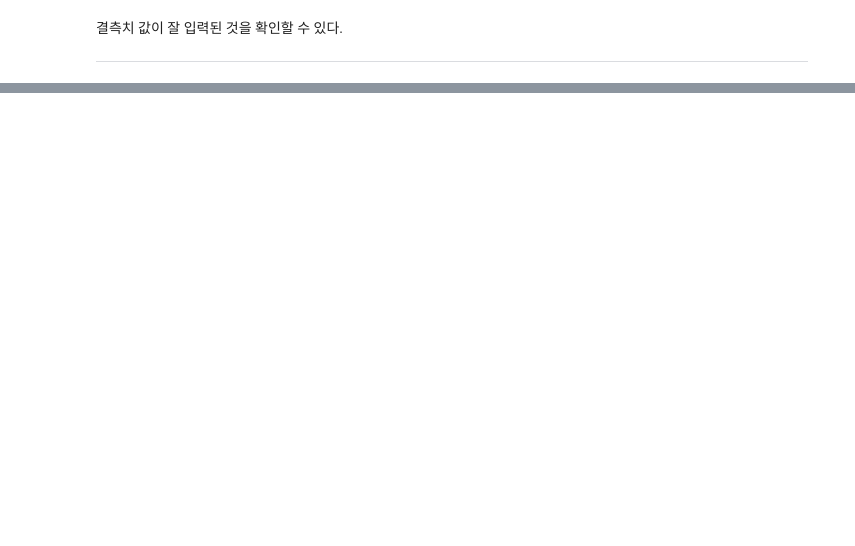
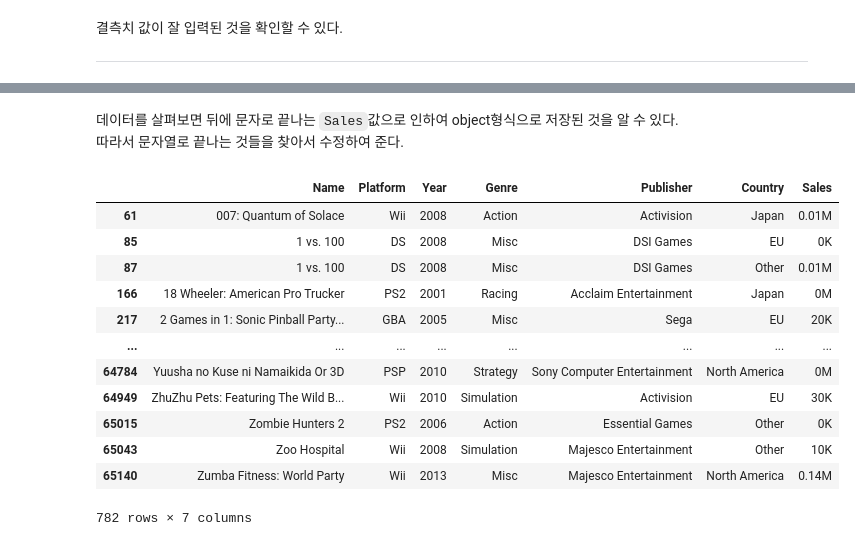
Before and after one commit to IlTACK-OH/Section1_project, a Jupyter notebook: Section1_project.ipynb, the cells around one changed output, grey strips where cells are left out. Saved outputs shown, nothing was run; the diff lists cells and outputs as text; code cells hidden in the pictures; blank space fills up the shorter version.

```diff
--- a/Section1_project.ipynb
+++ b/Section1_project.ipynb
@@ -299,0 +353,5 @@ df_sub.loc[Gen_null_idx].sample(10)
+# %%
+df_sub.Country = df_sub.Country.replace({'NA_Sales':'North America','EU_Sales':'EU','JP_Sales':'Japan',
+                                         'Other_Sales':'Other'})
+# %%
+df_sub = df_sub.sort_values(by=['Name','Year']).reset_index(drop=True)
@@ -299,0 +374,2 @@ df_sub.loc[Gen_null_idx].sample(10)
+# %%
+df = df_sub.copy()
@@ -299,0 +399,22 @@ df_sub.loc[Gen_null_idx].sample(10)
+# %% [markdown]
+데이터를 살펴보면 뒤에 문자로 끝나는 `Sales`값으로 인하여 object형식으로 저장된 것을 알 수 있다.<br>
+ 따라서 문자열로 끝나는 것들을 찾아서 수정하여 준다.
+# %%
+def has_err(x):
+  return bool(re.search('[A-Za-z]',x))
+# %%
+df_sub[df_sub.Sales.apply(has_err)]
+# %% [output]
+|  | Name | Platform | Year | Genre | Publisher | Country | Sales |
+| 61 | 007: Quantum of Solace | Wii | 2008 | Action | Activision | Japan | 0.01M |
+| 85 | 1 vs. 100 | DS | 2008 | Misc | DSI Games | EU | 0K |
+| 87 | 1 vs. 100 | DS | 2008 | Misc | DSI Games | Other | 0.01M |
+| 166 | 18 Wheeler: American Pro Trucker | PS2 | 2001 | Racing | Acclaim Entertainment | Japan | 0M |
+| 217 | 2 Games in 1: Sonic Pinball Party... | GBA | 2005 | Misc | Sega | EU | 20K |
+| ... | ... | ... | ... | ... | ... | ... | ... |
+| 64784 | Yuusha no Kuse ni Namaikida Or 3D | PSP | 2010 | Strategy | Sony Computer Entertainment | North America | 0M |
+| 64949 | ZhuZhu Pets: Featuring The Wild B... | Wii | 2010 | Simulation | Activision | EU | 30K |
+| 65015 | Zombie Hunters 2 | PS2 | 2006 | Action | Essential Games | Other | 0K |
+| 65043 | Zoo Hospital | Wii | 2008 | Simulation | Majesco Entertainment | Other | 10K |
+| 65140 | Zumba Fitness: World Party | Wii | 2013 | Misc | Majesco Entertainment | North America | 0.14M |
+782 rows × 7 columns
```
Also changed, not shown: parts of 31 cells of this notebook.
